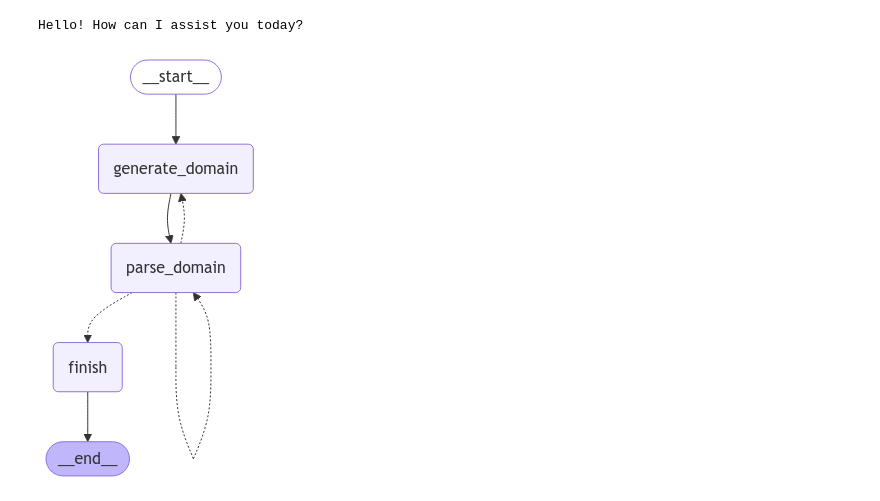
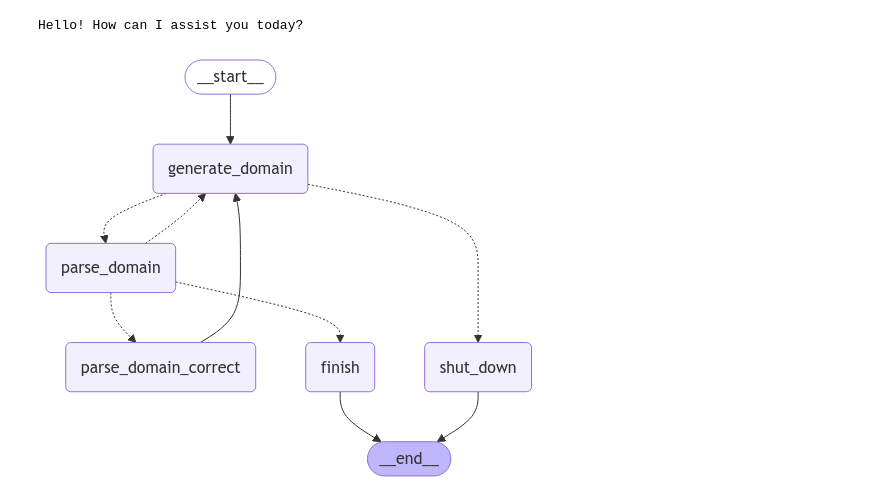
Before and after one commit to zdrgb622/domain_generation, a Jupyter notebook: llm-agent.ipynb, the cells around one changed output. Saved outputs shown, nothing was run; the diff lists cells and outputs as text; code cells hidden in the pictures.

Commit message:
update the complete llm-agent.ipynb

```diff
--- a/llm-agent.ipynb
+++ b/llm-agent.ipynb
@@ -35,9 +39,9 @@ tokenizer = AutoTokenizer.from_pretrained(model_id)
 streamer = TextStreamer(tokenizer)
 # we use 4bit for each parameter
 quantization_config = BitsAndBytesConfig(
-        # load_in_4bit=True,
-        # bnb_4bit_quant_type="nf4",
-        bnb_4bit_compute_dtype=torch.float16,
+    # load_in_4bit=True,
+    # bnb_4bit_quant_type="nf4",
+    load_in_8bit=True
 )
 # model configuration
 model = AutoModelForCausalLM.from_pretrained(
@@ -107,7 +124,7 @@ def get_model_response(user_prompt, system_prompt=None):
         formatted_prompt = prompt.format(system_prompt=system_prompt, user_prompt=user_prompt)
     else:
         formatted_prompt = prompt.format(user_prompt=user_prompt)
-    response = llm.invoke(formatted_prompt, max_tokens=2048, echo=False, temperature=0, seed=42)
+    response = llm.invoke(formatted_prompt)
     response_content = response.split("<|start_header_id|>assistant<|end_header_id|>")[-1].strip()
     return response_content
 output = get_model_response("hello")
@@ -191,11 +287,11 @@ def domain_generate(agent_state: Agent_State):
     topic = agent_state['topic'],
     tld = agent_state['tld'],
     )
-    print("the input message:", prompt_input)
+    # print("the input message:", prompt_input)
     # input the message to the model
     output = get_model_response(prompt_input, system_prompt_node1)
-    print("model response: ", output)
-    print("messages[:1]:", messages[:1])
+    # print("model response: ", output)
+    # print("messages[:1]:", messages[:1])
     new_messages = messages[:1] + [output] + messages[1:]
     print("new_messages:", new_messages)
     updated_state = MessagesState(messages=new_messages)
@@ -227,7 +323,7 @@ def parse_domain(agent_state: Agent_State):
     output_parser = StructuredOutputParser.from_response_schemas(response_schemas)
 
     # instruction of structured data
-    format_instructions = output_parser.get_format_instructions()
+    # format_instructions = output_parser.get_format_instructions()
     # construct a template
     review_prompt = PromptTemplate(template=review_template1)
     # prompt to input for the detail check above
@@ -239,7 +335,7 @@ def parse_domain(agent_state: Agent_State):
     print("output of the model:\n", output)
 
     # concat the new output with the exisiting messages
-    new_messages = messages + [output]
+    new_messages = messages[:2] + [output] + messages[2:]
     updated_state = MessagesState(messages=new_messages)
 
     # update the state object to output
@@ -247,7 +343,7 @@ def parse_domain(agent_state: Agent_State):
       "state": updated_state
     }
 
-def structed_output(agent_state: Agent_State)->Literal['generate_domain', 'finish', 'parse_domain']:
+def structed_output(agent_state: Agent_State)->Literal['generate_domain', 'finish', 'parse_domain_correct']:
     domain_schema = ResponseSchema(
     name="domain",
     description="""\
@@ -275,7 +371,47 @@ def structed_output(agent_state: Agent_State)->Literal['generate_domain', 'finis
     except OutputParserException as e:
         message = "The input format does not fit the format"
         print("The input format does not fit the format")
+        return 'parse_domain_correct'
+
+def parse_domain_correct(agent_state: Agent_State):
+    text_to_fix = agent_state["state"]["messages"][2]
+    messages = agent_state["state"]["messages"]
+    output = get_model_response(text_to_fix, system_parse_domain_correct)
+
+    new_messages = messages[:2] + [output] + messages[2:]
+    print("new_messages:", new_messages)
+    updated_state = MessagesState(messages=new_messages)
+    num = agent_state['number'] - 1
+    return {
+        "state": updated_state,
+        "number": num
+    }
+
+# def parse_domain_decision(agnet_state: Agent_State):
+#     decision_output = structed_output(agent_state)
+#     if decision_output == 'parse_domain_correct':
+#         return 'generate_domain'
+#     else:
+#         return decision_output
+
+def domain_generate_decision(agent_state: Agent_State)->Literal['parse_domain', 'shut_down']:
+    text_to_check = agent_state["state"]["messages"][1]
+    context = agent_state["state"]["messages"]
+    user_template = PromptTemplate(template = user_domain_generate_decision)
+    prompt_input = user_template.format(text = text_to_check)
+    output = get_model_response(prompt_input, system_domain_generate_decision)
+    if 'TRUE' in output:
         return 'parse_domain'
+    else:
+        return 'shut_down'
+
+def shut_down(agent_state: Agent_State):
+    print('operation failed, there is no domain inside this ')
+    output_dict = {}
+    output_dict['domain'] = ['google.com']
+    return{
+        'domain': output_dict
+    }
 
 def finish(agent_state: Agent_State):
     print('operation are finished!')
@@ -286,36 +422,39 @@ def finish(agent_state: Agent_State):
     For example, if the text contains The domains are "hello.com and byebye.net"  \
     the output should be a list: ["hello.com", "byebye.net"].
     """
     )
     response_schemas = [domain_schema,]
     # create a parser object which can parse the output
     output_parser = StructuredOutputParser.from_response_schemas(response_schemas)
 
     text_to_analyze = agent_state["state"]["messages"][2]
     print(text_to_analyze)
     # parse the response to dictionary
     output_dict = output_parser.parse(text_to_analyze)
     output_dict['domain'] = [domain.lower() for domain in output_dict['domain']]
     return{
         'domain': output_dict
     }
 
 builder = StateGraph(Agent_State)
 builder.add_node("generate_domain", domain_generate)
 builder.add_node("parse_domain", parse_domain)
+builder.add_node("parse_domain_correct", parse_domain_correct)
+builder.add_node("shut_down", shut_down)
 builder.add_node("finish", finish)
 
 builder.add_edge(START, "generate_domain")
-builder.add_edge("generate_domain", "parse_domain")
+builder.add_conditional_edges("generate_domain", domain_generate_decision)
 builder.add_conditional_edges("parse_domain", structed_output)
-
+builder.add_edge("parse_domain_correct", "generate_domain")
+builder.add_edge("shut_down", END)
 builder.add_edge("finish", END)
 graph = builder.compile()
 
 # view
 display(Image(graph.get_graph().draw_mermaid_png()))
 # %% [output]
-[figure, old version]
+[figure, new version]
 # %%
 messages_state = MessagesState(messages=[HumanMessage(content="the initial message are not used as the first message only use number & topic & tld, but i need to initialize the object")])
 
```
Also changed, not shown: parts of 11 cells of this notebook.
